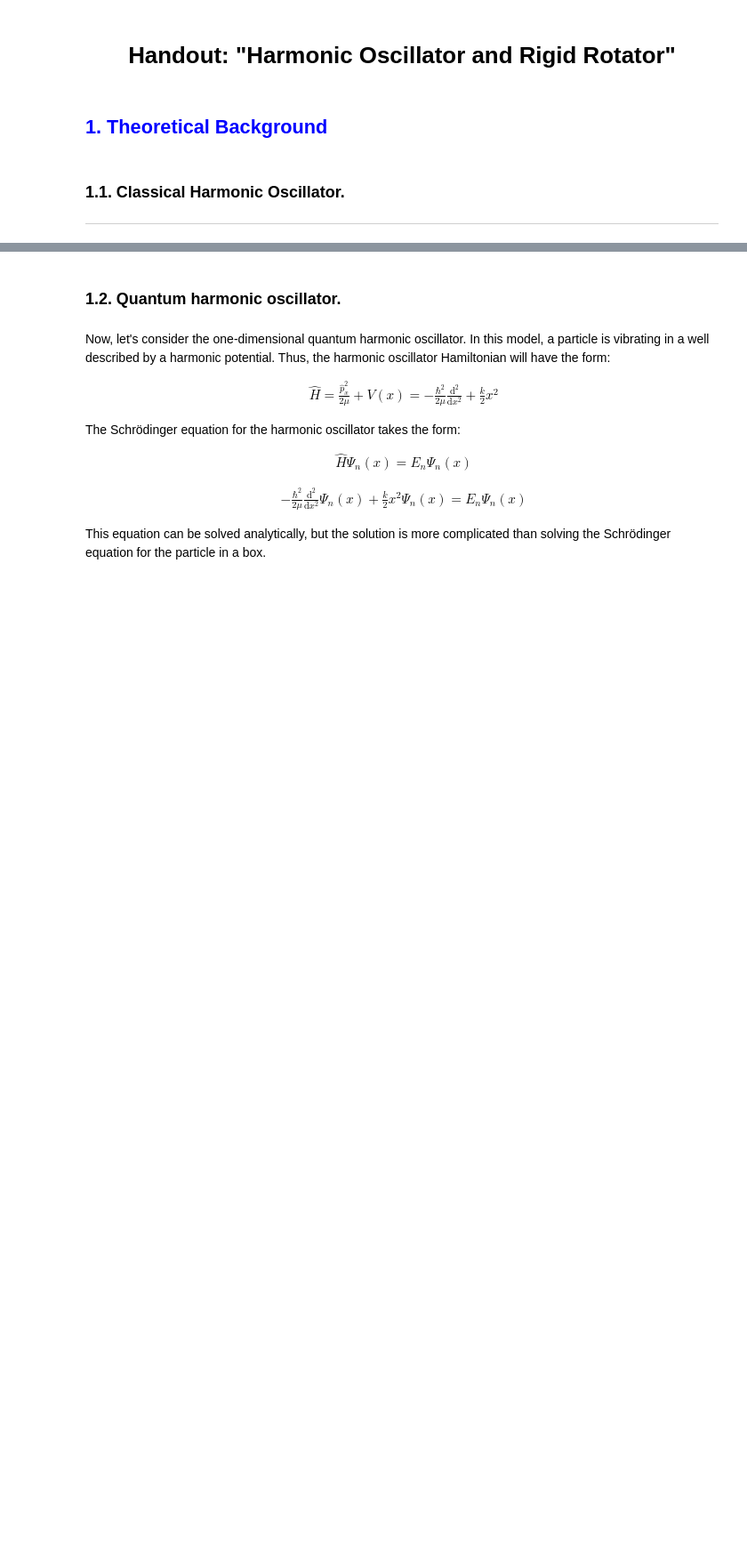
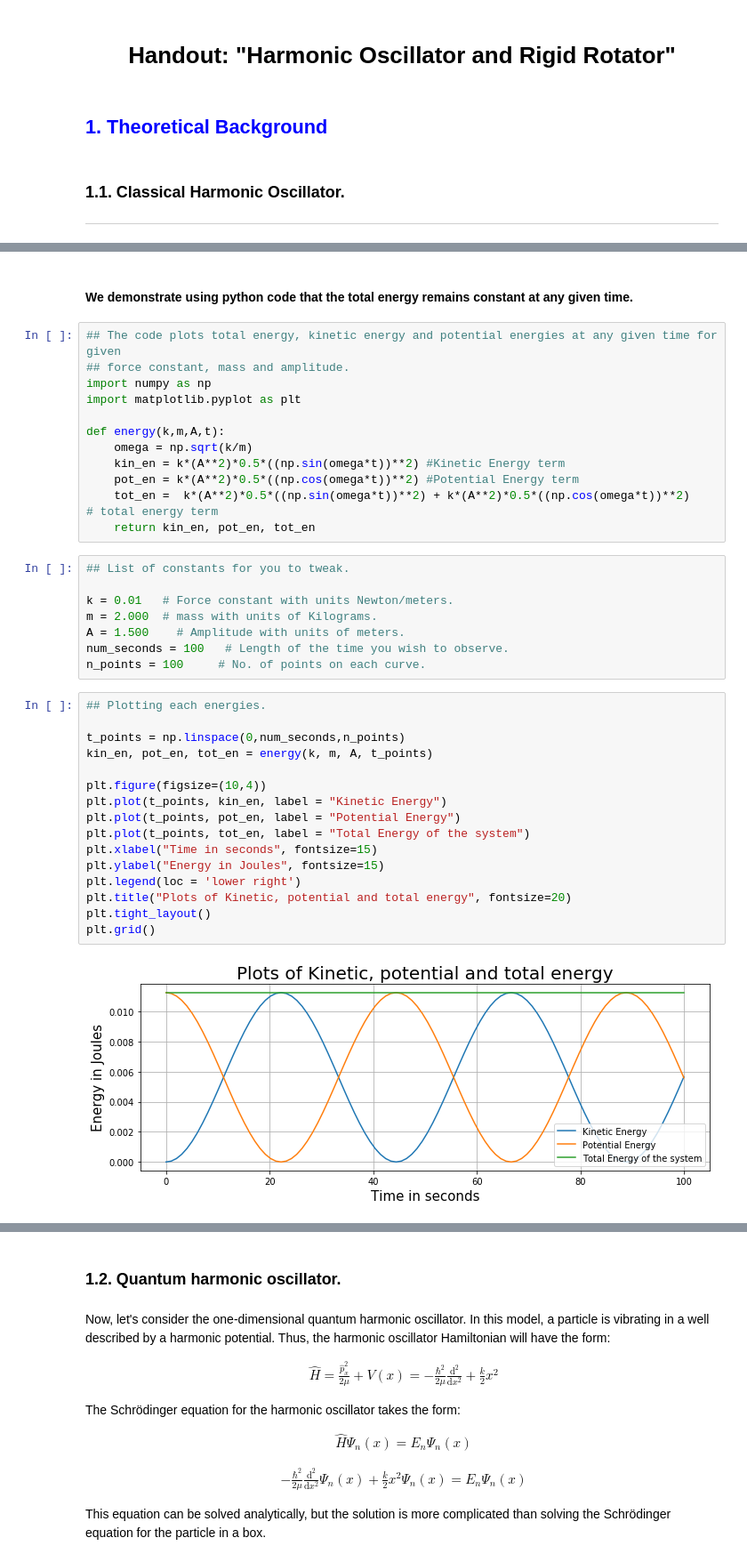
Before and after one commit to sokolov-group/jupyter_handouts, a Jupyter notebook: 02_harmonic_oscillator/02_harmonic_oscillator.ipynb, the cells around one changed output, grey strips where cells are left out. Shown: that part at 89% size. Cells and saved outputs as stored; diff of their text form; blank space fills up the shorter version.

```diff
--- a/02_harmonic_oscillator/02_harmonic_oscillator.ipynb
+++ b/02_harmonic_oscillator/02_harmonic_oscillator.ipynb
@@ -54,4 +104,44 @@ $$ E = \frac{k}{2} A^{2}$$
 
 As we see, the total energy expression is in fact independent of time.
 ***
+# %% [markdown]
+#### We demonstrate using python code that the total energy remains constant at any given time.
+# %%
+## The code plots total energy, kinetic energy and potential energies at any given time for given
+## force constant, mass and amplitude.
+import numpy as np
+import matplotlib.pyplot as plt
+
+def energy(k,m,A,t):
+    omega = np.sqrt(k/m)
+    kin_en = k*(A**2)*0.5*((np.sin(omega*t))**2) #Kinetic Energy term
+    pot_en = k*(A**2)*0.5*((np.cos(omega*t))**2) #Potential Energy term
+    tot_en =  k*(A**2)*0.5*((np.sin(omega*t))**2) + k*(A**2)*0.5*((np.cos(omega*t))**2)     # total energy term
+    return kin_en, pot_en, tot_en
+# %%
+## List of constants for you to tweak.
+
+k = 0.01   # Force constant with units Newton/meters.
+m = 2.000  # mass with units of Kilograms.
+A = 1.500    # Amplitude with units of meters.
+num_seconds = 100   # Length of the time you wish to observe.
+n_points = 100     # No. of points on each curve.
+# %%
+## Plotting each energies.
+
+t_points = np.linspace(0,num_seconds,n_points)
+kin_en, pot_en, tot_en = energy(k, m, A, t_points)
+
+plt.figure(figsize=(10,4))
+plt.plot(t_points, kin_en, label = "Kinetic Energy")
+plt.plot(t_points, pot_en, label = "Potential Energy")
+plt.plot(t_points, tot_en, label = "Total Energy of the system")
+plt.xlabel("Time in seconds", fontsize=15)
+plt.ylabel("Energy in Joules", fontsize=15)
+plt.legend(loc = 'lower right')
+plt.title("Plots of Kinetic, potential and total energy", fontsize=20)
+plt.tight_layout()
+plt.grid()
+# %% [output]
+[figure, added]
 # %% [markdown]
```
Also changed, not shown: parts of 8 cells of this notebook, 1 other file.
